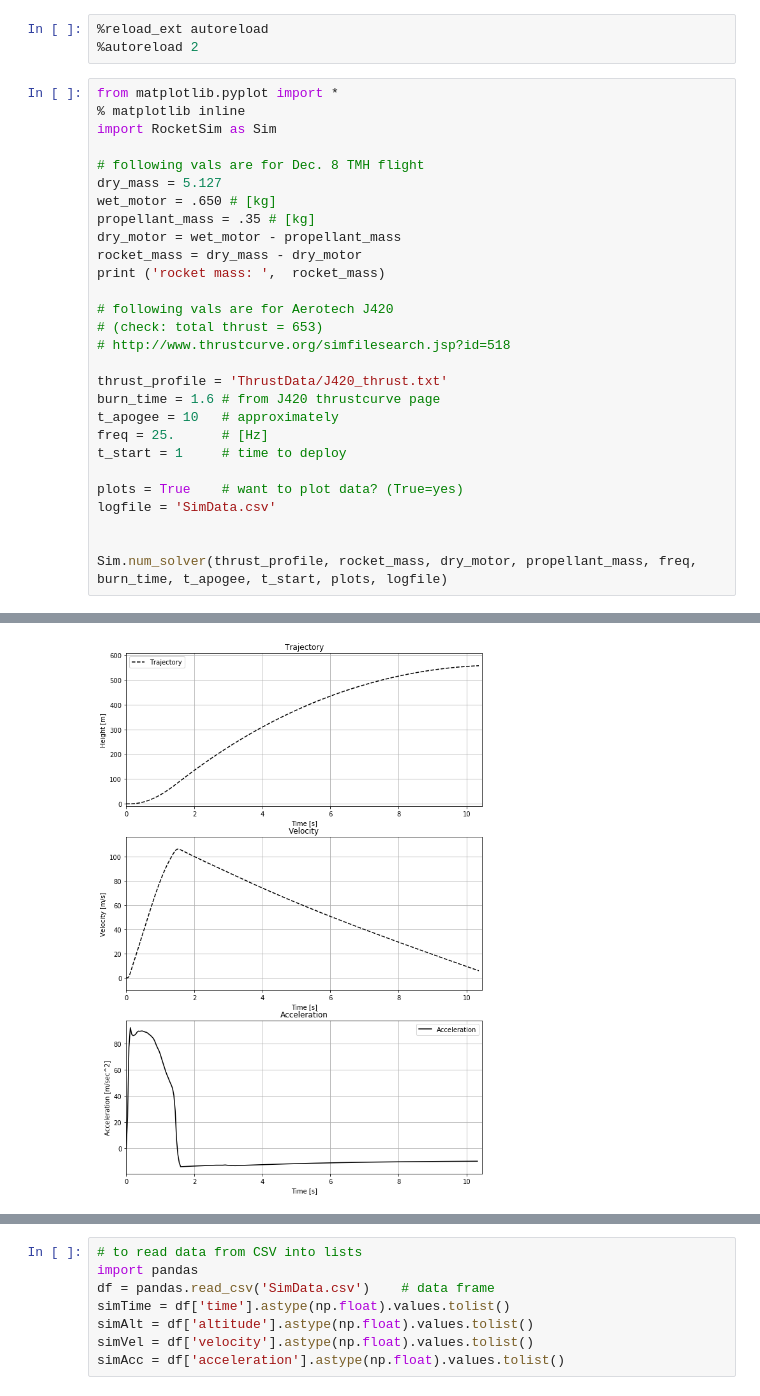
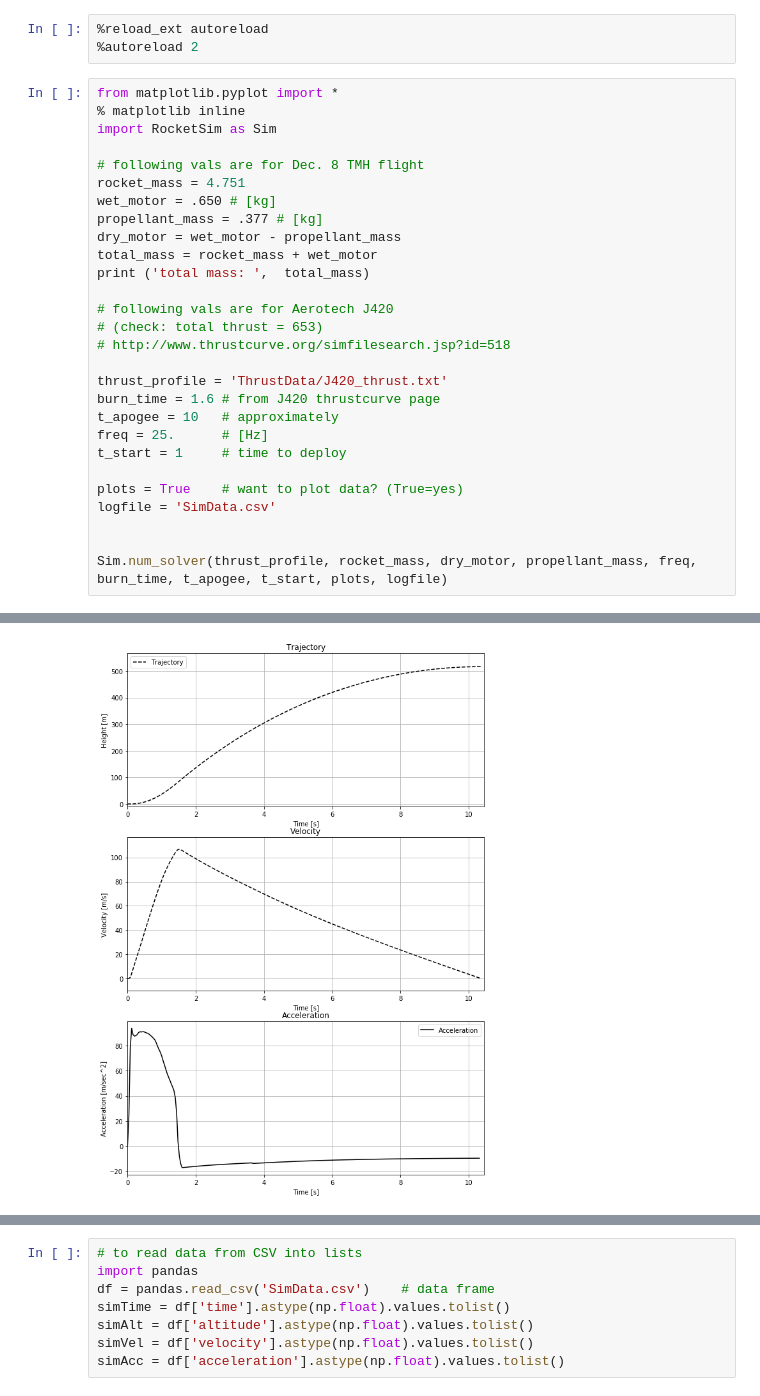
Before and after one commit to UCSC-Rocket-Club/ADAS, a Jupyter notebook: RunSimulation.ipynb, the cells around one changed output, grey strips where cells are left out. Saved outputs shown, nothing was run; the diff lists cells and outputs as text.

```diff
--- a/RunSimulation.ipynb
+++ b/RunSimulation.ipynb
@@ -7,12 +7,12 @@ from matplotlib.pyplot import *
 import RocketSim as Sim
 
 # following vals are for Dec. 8 TMH flight
-dry_mass = 5.127
+rocket_mass = 4.751
 wet_motor = .650 # [kg]
-propellant_mass = .35 # [kg]
+propellant_mass = .377 # [kg]
 dry_motor = wet_motor - propellant_mass
-rocket_mass = dry_mass - dry_motor
-print ('rocket mass: ',  rocket_mass)
+total_mass = rocket_mass + wet_motor
+print ('total mass: ',  total_mass)
 
 # following vals are for Aerotech J420
 # (check: total thrust = 653)
@@ -38 +43 @@ Apogee at 557.105985553
-[figure, old version]
+[figure, new version]
```
Also changed, not shown: parts of 1 cell of this notebook.
